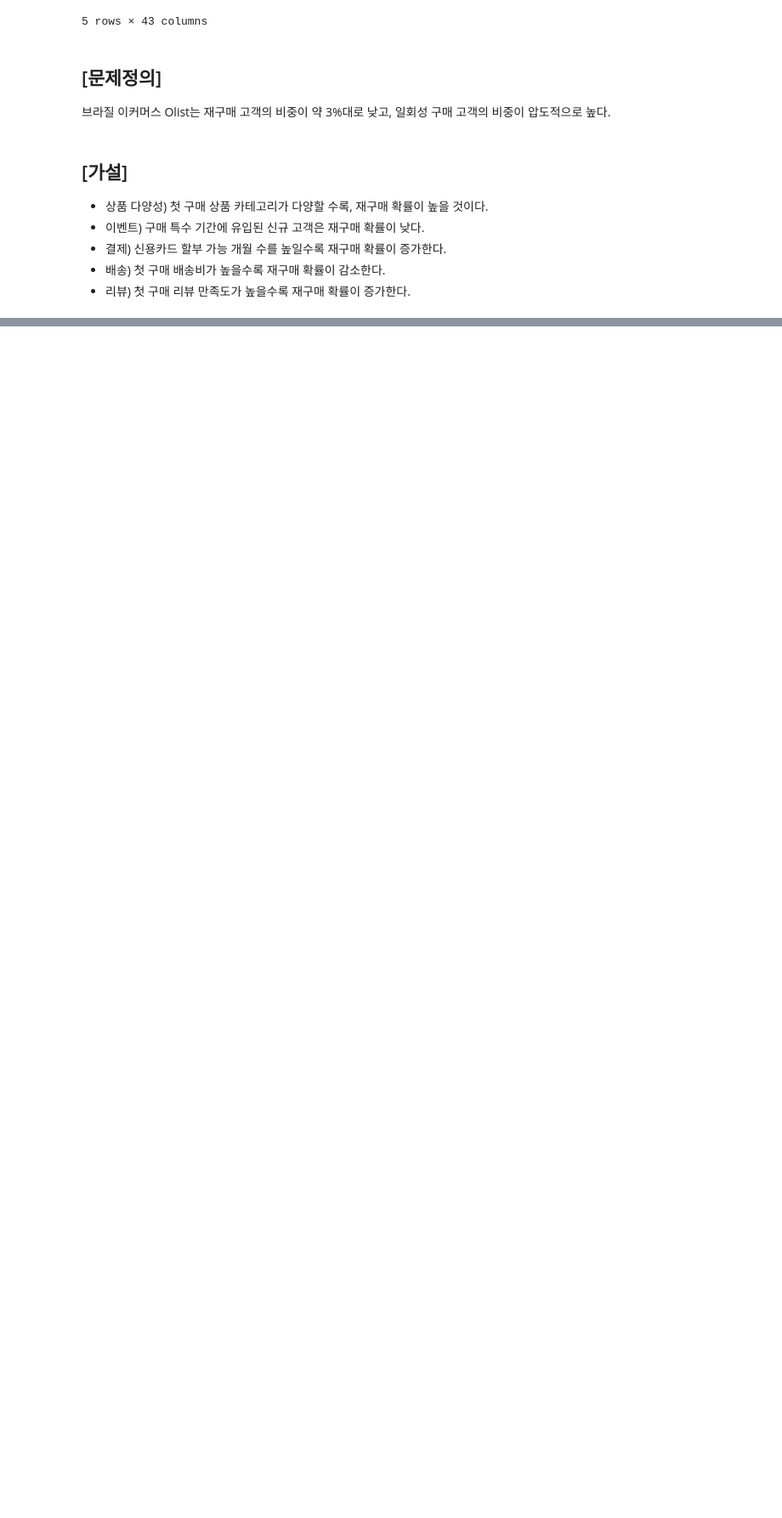
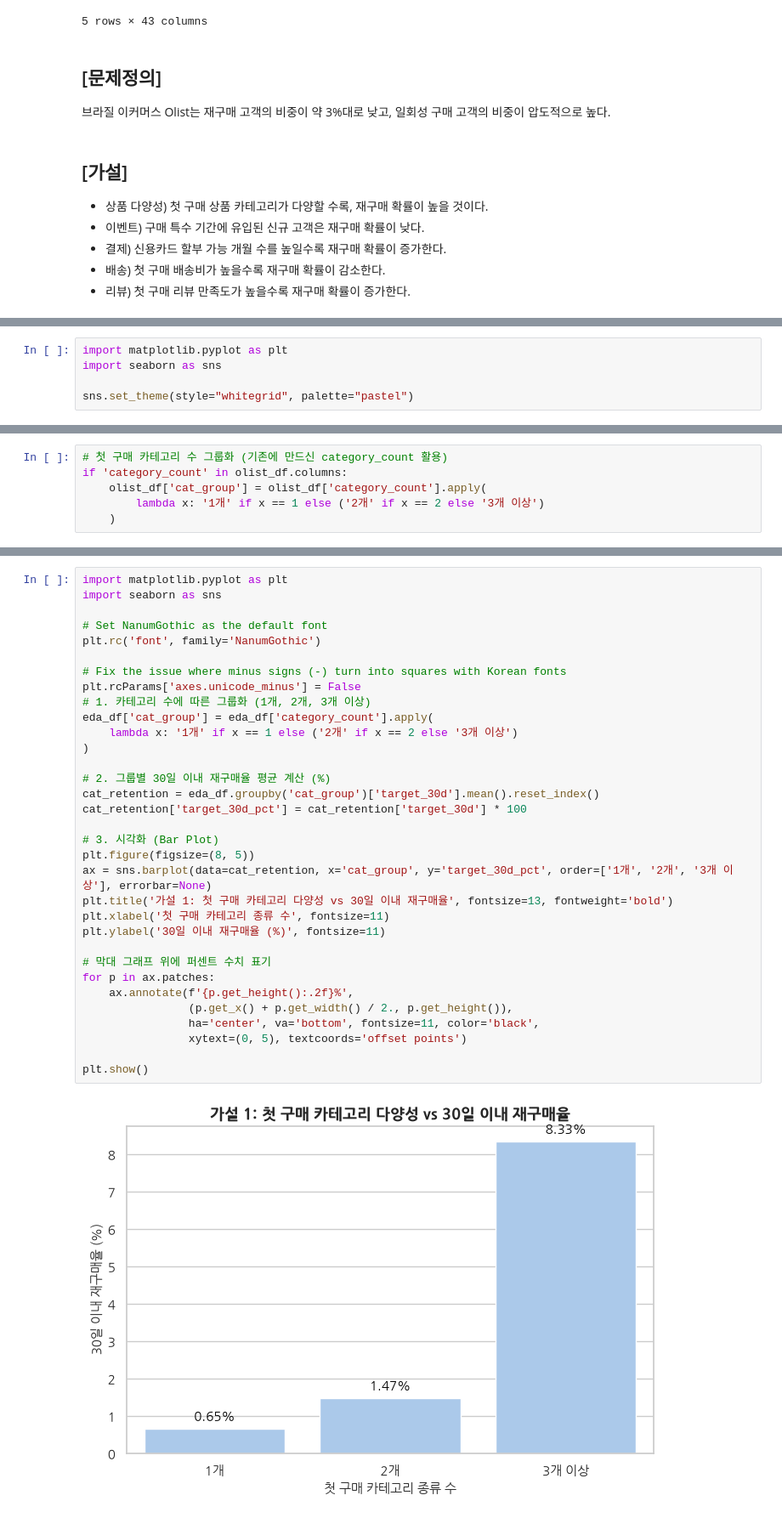
Before and after one commit to roh-git/Olist_DATA_ANALYSIS_PROJECT, a Jupyter notebook: Olist_Analysis.ipynb, the cells around one changed output, grey strips where cells are left out. Shown at 85% size. Saved outputs shown, nothing was run; the diff lists cells and outputs as text; blank space fills up the shorter version.

Commit message:
feat: Olist 가설 검증을 위한 가설별 EDA

```diff
--- a/Olist_Analysis.ipynb
+++ b/Olist_Analysis.ipynb
@@ -260,0 +268,5 @@ olist_df.head()
+# %%
+import matplotlib.pyplot as plt
+import seaborn as sns
+
+sns.set_theme(style="whitegrid", palette="pastel")
@@ -260,0 +275,6 @@ olist_df.head()
+# %%
+# 첫 구매 카테고리 수 그룹화 (기존에 만드신 category_count 활용)
+if 'category_count' in olist_df.columns:
+    olist_df['cat_group'] = olist_df['category_count'].apply(
+        lambda x: '1개' if x == 1 else ('2개' if x == 2 else '3개 이상')
+    )
@@ -260,0 +317,35 @@ olist_df.head()
+# %%
+import matplotlib.pyplot as plt
+import seaborn as sns
+
+# Set NanumGothic as the default font
+plt.rc('font', family='NanumGothic')
+
+# Fix the issue where minus signs (-) turn into squares with Korean fonts
+plt.rcParams['axes.unicode_minus'] = False
+# 1. 카테고리 수에 따른 그룹화 (1개, 2개, 3개 이상)
+eda_df['cat_group'] = eda_df['category_count'].apply(
+    lambda x: '1개' if x == 1 else ('2개' if x == 2 else '3개 이상')
+)
+
+# 2. 그룹별 30일 이내 재구매율 평균 계산 (%)
+cat_retention = eda_df.groupby('cat_group')['target_30d'].mean().reset_index()
+cat_retention['target_30d_pct'] = cat_retention['target_30d'] * 100
+
+# 3. 시각화 (Bar Plot)
+plt.figure(figsize=(8, 5))
+ax = sns.barplot(data=cat_retention, x='cat_group', y='target_30d_pct', order=['1개', '2개', '3개 이상'], errorbar=None)
+plt.title('가설 1: 첫 구매 카테고리 다양성 vs 30일 이내 재구매율', fontsize=13, fontweight='bold')
+plt.xlabel('첫 구매 카테고리 종류 수', fontsize=11)
+plt.ylabel('30일 이내 재구매율 (%)', fontsize=11)
+
+# 막대 그래프 위에 퍼센트 수치 표기
+for p in ax.patches:
+    ax.annotate(f'{p.get_height():.2f}%',
+                (p.get_x() + p.get_width() / 2., p.get_height()),
+                ha='center', va='bottom', fontsize=11, color='black',
+                xytext=(0, 5), textcoords='offset points')
+
+plt.show()
+# %% [output]
+[figure, added]
```
Also changed, not shown: parts of 22 cells of this notebook.
